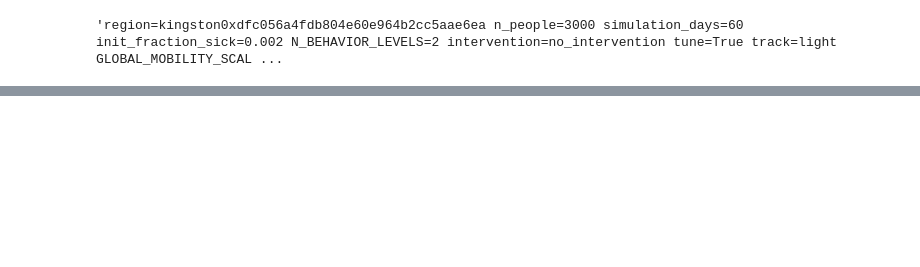
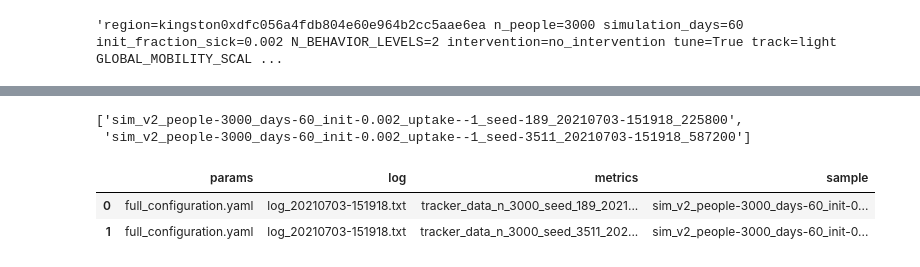
Before and after one commit to luismangubat/kingston-abm, a Jupyter notebook: experiments/validation/val-1.ipynb, the cells around one changed output, grey strips where cells are left out. Saved outputs shown, nothing was run; the diff lists cells and outputs as text; code cells hidden in the pictures; blank space fills up the shorter version.

```diff
--- a/experiments/validation/val-1.ipynb
+++ b/experiments/validation/val-1.ipynb
@@ -147,0 +106,17 @@ sim_v2_people-3000_days-60_init-0.002_uptake--1_seed-831_20210702-193149_142000
+# %%
+import os
+
+samples = os.listdir(f'./results/data/{run_id}')
+samples
+# %% [output]
+['sim_v2_people-3000_days-60_init-0.002_uptake--1_seed-189_20210703-151918_225800',
+ 'sim_v2_people-3000_days-60_init-0.002_uptake--1_seed-3511_20210703-151918_587200']
+# %%
+data = [os.listdir(f'./results/data/{run_id}/{s}') for s in samples]
+data_df = pd.DataFrame(data, columns=['params', 'log', 'metrics'])
+data_df['sample'] = samples
+data_df
+# %% [output]
+|  | params | log | metrics | sample |
+| 0 | full_configuration.yaml | log_20210703-151918.txt | tracker_data_n_3000_seed_189_2021... | sim_v2_people-3000_days-60_init-0... |
+| 1 | full_configuration.yaml | log_20210703-151918.txt | tracker_data_n_3000_seed_3511_202... | sim_v2_people-3000_days-60_init-0... |
```
Also changed, not shown: parts of 16 cells of this notebook, 7 other files.
